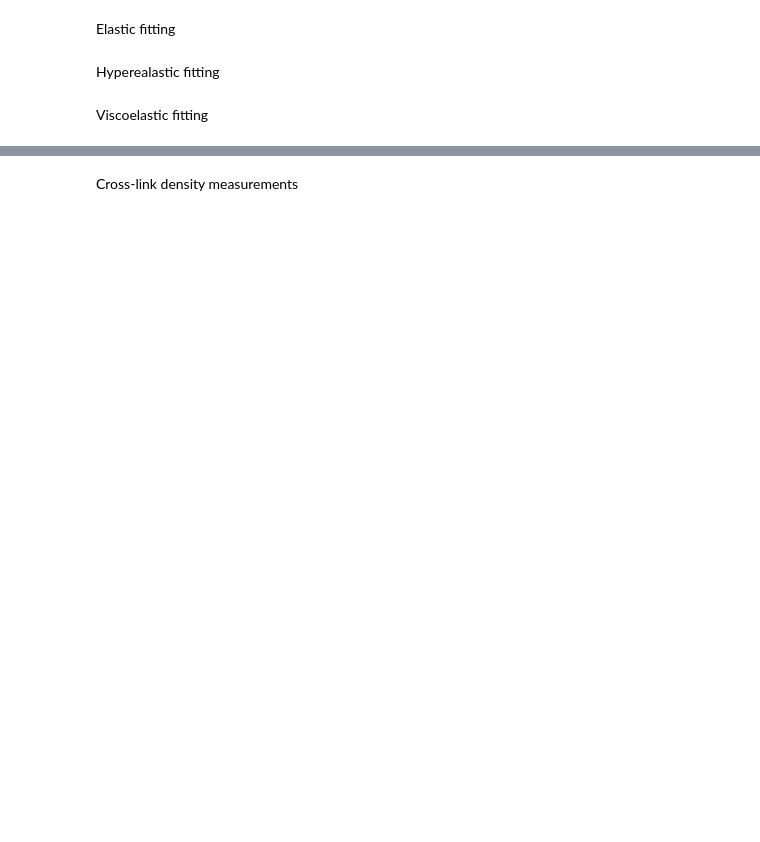
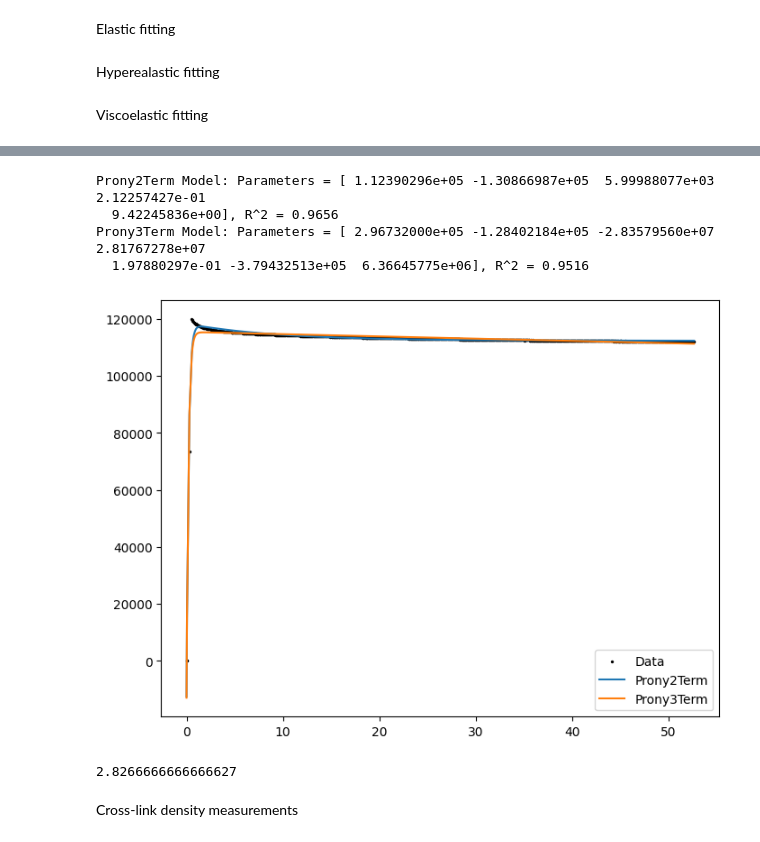
Before and after one commit to TheDuckenEngineer/PVC-Tensile-Experiment, a Jupyter notebook: Elastic, Hyperelastic, and Viscoelastic fitting.ipynb, the cells around one changed output, grey strips where cells are left out. Saved outputs shown, nothing was run; the diff lists cells and outputs as text; code cells hidden in the pictures; blank space fills up the shorter version.

```diff
--- a/Elastic, Hyperelastic, and Viscoelastic fitting.ipynb
+++ b/Elastic, Hyperelastic, and Viscoelastic fitting.ipynb
@@ -455,3 +407,74 @@ TypeError: loop of ufunc does not support argument 0 of type float which has no
+# %%
+import numpy as np
+import matplotlib.pyplot as plt
+import scipy.optimize as opt
+
+# define the Prony series and SLS model
+def Prony2Term(params, t):
+    E_inf, E1, E2, tau1, tau2 = params
+    return E_inf + E1 * np.exp(-t / tau1) + E2 * np.exp(-t / tau2)
+
+def Prony3Term(params, t):
+    E_inf, E1, E2, E3, tau1, tau2, tau3 = params
+    return 296732 + E1 * np.exp(-t / tau1) + E2 * np.exp(-t / tau2) + E3 * np.exp(-t / tau3)
+
+def SLS(params, t):
+    E1, E2, tau = params
+    return E1 + E2 * np.exp(-t / tau)
+
+
+# define fitting function
+def FitModel(model, t, stress, paramGuess):
+    def residuals(params):
+        return model(params, t) - stress
+    optParams, _ = opt.least_squares(residuals, paramGuess, method = 'lm', max_nfev = 1000).x, None
+    return optParams
+
+# compute R-squared
+def RSquared(yTrue, yPredict):
+    ssResidual = np.sum((yTrue - yPredict) ** 2)
+    ssTotal = np.sum((yTrue - np.mean(yTrue)) ** 2)
+    return 1 - (ssResidual / ssTotal)
+
+
+# models and initial guesses
+models = {
+    "Prony2Term": (Prony2Term, [296732, 100e3, 100e3, 1, 50]),
+    "Prony3Term": (Prony3Term, [296732, 500e3, 10e3, 5e3, 0.1, 5, 50]),
+    # "SLS": (SLS, [40e5, 200e3, 100])
+    }
+
+# Fit models
+fitResults = {}
+for name, (model, guess) in models.items():
+    params = FitModel(model, Time, Stress, guess)
+    predictedStress = model(params, Time)
+    r2 = RSquared(Stress, predictedStress)
+    fitResults[name] = (params, r2)
+
+# Print results
+for name, (params, r2) in fitResults.items():
+    print(f"{name} Model: Parameters = {params}, R^2 = {r2:.4f}")
+
+# Plot results
+plt.figure(figsize = (8, 6))
+plt.scatter(Time, Stress, s = 2, label = "Data", color = "black")
+
+for name, (params, _) in fitResults.items():
+    plt.plot(Time, models[name][0](params, Time), label = name)
+
+    plt.legend()
+# plt.plot(Time, models[name][0]([120000, 100e3, 10e3, 1, 10], Time), label = "john")
+# %% [output]
+Prony2Term Model: Parameters = [ 1.12390296e+05 -1.30866987e+05  5.99988077e+03  2.12257427e-01
+  9.42245836e+00], R^2 = 0.9656
+Prony3Term Model: Parameters = [ 2.96732000e+05 -1.28402184e+05 -2.83579560e+07  2.81767278e+07
+  1.97880297e-01 -3.79432513e+05  6.36645775e+06], R^2 = 0.9516
+[figure, added]
+# %%
+Time[50]
+# %% [output]
+2.8266666666666627
 # %% [markdown]
 Cross-link density measurements
 # %%
```
Also changed, not shown: parts of 4 cells of this notebook, 1 other file.
